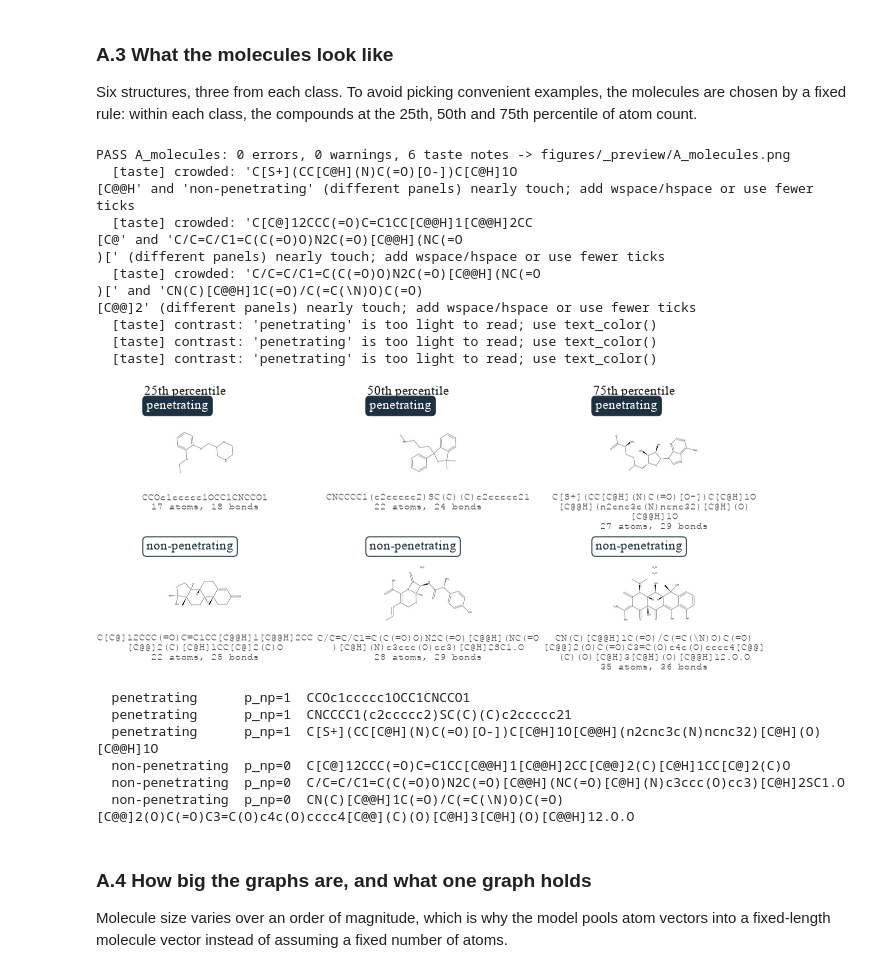
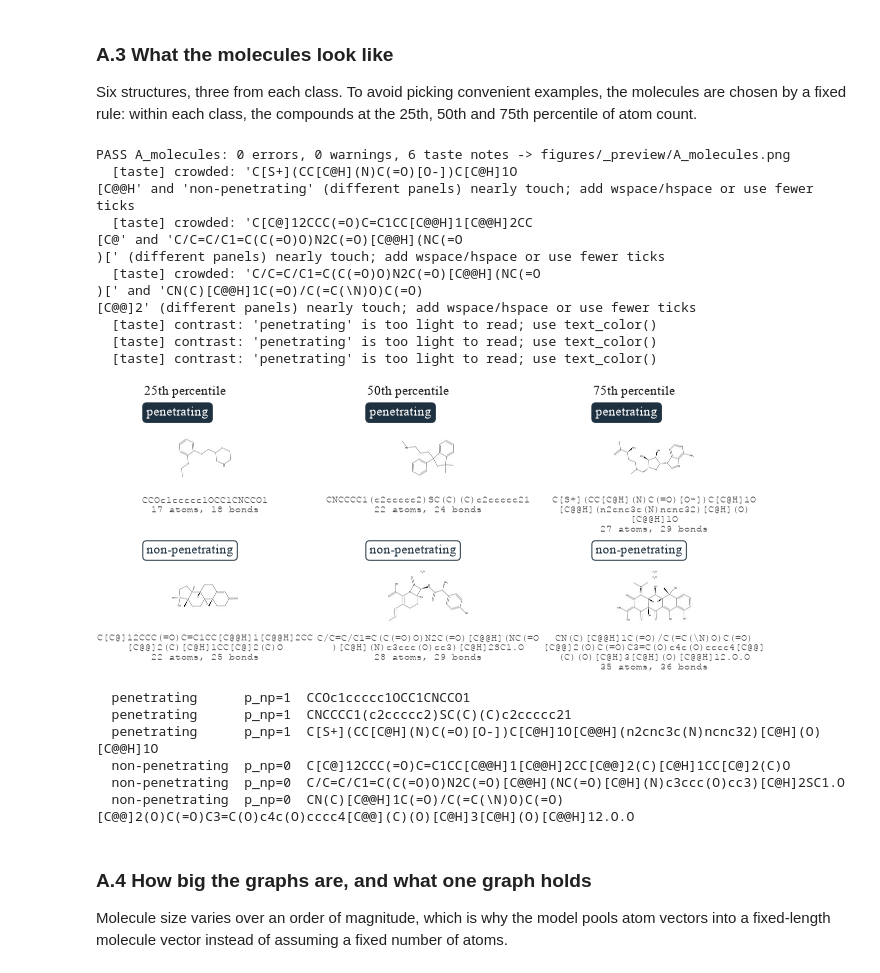
Before and after one commit to DannyZ061205/ENG2440-A3, a Jupyter notebook: 25011189_ENG2440_A3.ipynb, the cells around one changed output. Drawn from its saved outputs; the diff is of its cells as text; code cells hidden in the pictures.

```diff
--- a/25011189_ENG2440_A3.ipynb
+++ b/25011189_ENG2440_A3.ipynb
@@ -220,35 +220,35 @@ a fixed rule: within each class, the compounds at the 25th, 50th and 75th percen
 # %%
 chosen = []
 for label in (1, 0):
     pool = kept[kept["y"] == label].sort_values("n_atoms")
     positions = [int(q * (len(pool) - 1)) for q in (0.25, 0.50, 0.75)]
     chosen += [pool.iloc[p] for p in positions]
 
 fig = plt.figure(figsize=figsize("full", aspect=0.44))
 molecule_grid(fig, [{"smiles": r["canonical"], "label": r["y"],
                      "caption": f"{wrap_smiles(r['canonical'], 37)}\n{r['n_atoms']} atoms, {r['n_bonds']} bonds"}
-                    for r in chosen], ncols=3, caption_pt=TICK_PT - 2, tag_ratio=0.22, caption_ratio=0.40,
+                    for r in chosen], ncols=3, caption_pt=TICK_PT - 2, tag_ratio=0.28, caption_ratio=0.40,
               bond_length=104,
               col_headers=["25th percentile", "50th percentile", "75th percentile"])
 fig.get_layout_engine().set(hspace=0.06, wspace=0.05)
 save_and_show(fig, "A_molecules", width="full")
 
 for row in chosen:
     print(f"  {'penetrating    ' if row['y'] == 1 else 'non-penetrating'}  p_np={row['y']}  {row['canonical']}")
 # %% [output]
 PASS A_molecules: 0 errors, 0 warnings, 6 taste notes -> figures/_preview/A_molecules.png
   [taste] crowded: 'C[S+](CC[C@H](N)C(=O)[O-])C[C@H]1O
 [C@@H' and 'non-penetrating' (different panels) nearly touch; add wspace/hspace or use fewer ticks
   [taste] crowded: 'C[C@]12CCC(=O)C=C1CC[C@@H]1[C@@H]2CC
 [C@' and 'C/C=C/C1=C(C(=O)O)N2C(=O)[C@@H](NC(=O
 )[' (different panels) nearly touch; add wspace/hspace or use fewer ticks
   [taste] crowded: 'C/C=C/C1=C(C(=O)O)N2C(=O)[C@@H](NC(=O
 )[' and 'CN(C)[C@@H]1C(=O)/C(=C(\N)O)C(=O)
 [C@@]2' (different panels) nearly touch; add wspace/hspace or use fewer ticks
   [taste] contrast: 'penetrating' is too light to read; use text_color()
   [taste] contrast: 'penetrating' is too light to read; use text_color()
   [taste] contrast: 'penetrating' is too light to read; use text_color()
-[figure, old version]
+[figure, new version]
   penetrating      p_np=1  CCOc1ccccc1OCC1CNCCO1
   penetrating      p_np=1  CNCCCC1(c2ccccc2)SC(C)(C)c2ccccc21
   penetrating      p_np=1  C[S+](CC[C@H](N)C(=O)[O-])C[C@H]1O[C@@H](n2cnc3c(N)ncnc32)[C@H](O)[C@@H]1O
```
Also changed, not shown: parts of 2 cells of this notebook, 10 other files.
